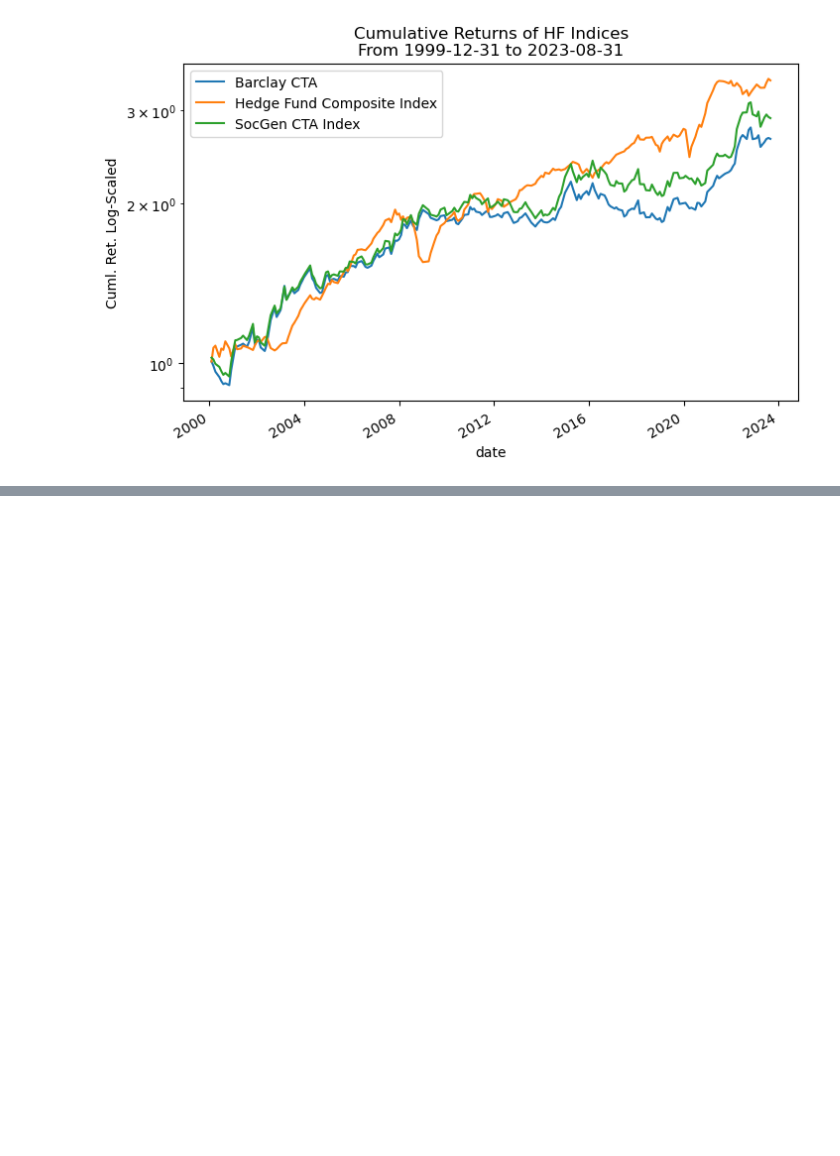
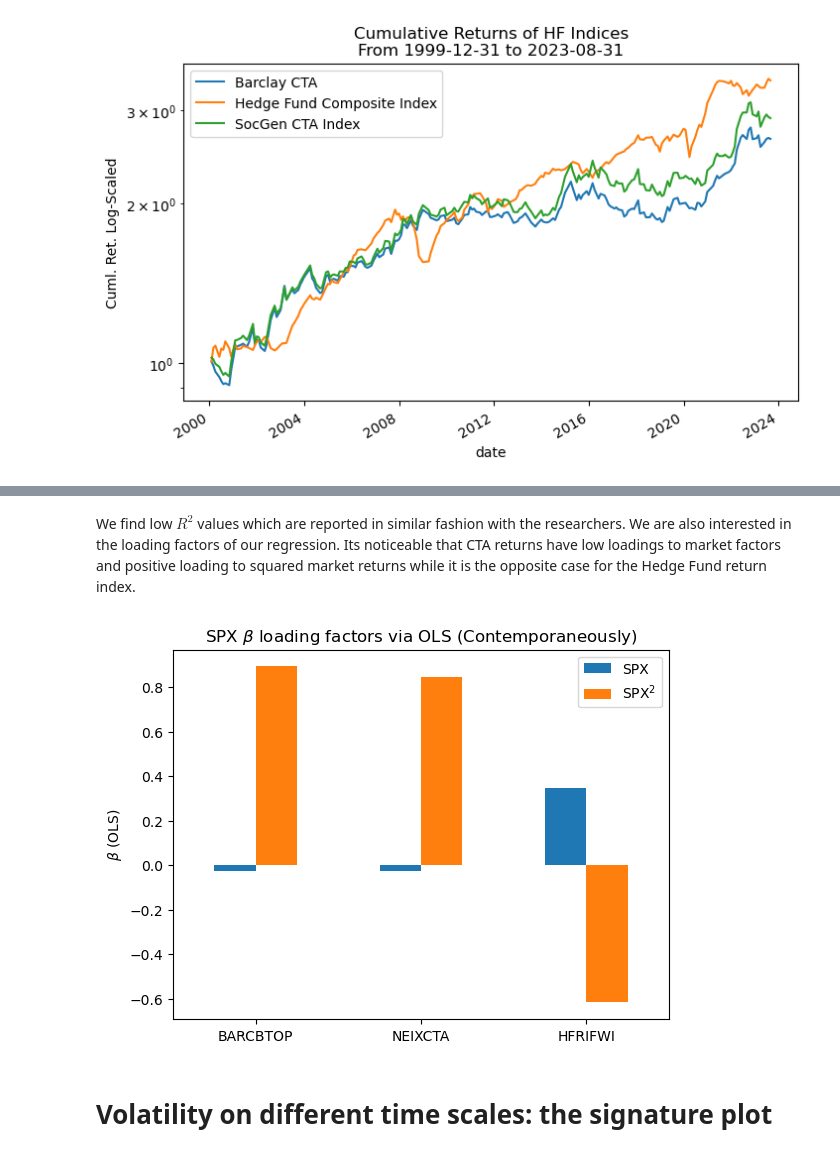
Before and after one commit to diegodalvarez/TrendSystem, a Jupyter notebook: Research/Whitepapers/DaoNguyenDerembleLemperiereBouchaudPottersTrendConvexity.ipynb.ipynb, the cells around one changed output, grey strips where cells are left out. Cells and saved outputs as stored; diff of their text form; code cells hidden in the pictures; blank space fills up the shorter version.

```diff
--- a/Research/Whitepapers/DaoNguyenDerembleLemperiereBouchaudPottersTrendConvexity.ipynb.ipynb
+++ b/Research/Whitepapers/DaoNguyenDerembleLemperiereBouchaudPottersTrendConvexity.ipynb.ipynb
@@ -145,0 +190,21 @@ def _get_ols(df: pd.DataFrame) -> pd.DataFrame:
+# %% [markdown]
+We find low $R^2$ values which are reported in similar fashion with the researchers. We are also interested in the loading factors of our regression. Its noticeable that CTA returns have low loadings to market factors and positive loading to squared market returns while it is the opposite case for the Hedge Fund return index.
+# %%
+(df_poly_stats.query(
+    "term != 'const'").
+    rename(columns = {"term": ""}).
+    pivot(index = "variable", columns = "", values = "param").
+    sort_values(["SPX", "SPX2"]).
+    rename(columns = {"SPX2": r"SPX$^2$"}).
+    plot(
+        kind = "bar",
+        ylabel = r"$\beta$ (OLS)",
+        rot    = 0,
+        title  = r"SPX $\beta$ loading factors via OLS (Contemporaneously)",
+        xlabel = ""))
+
+plt.show()
+# %% [output]
+[figure, added]
+# %% [markdown]
+# Volatility on different time scales: the signature plot
```
Also changed, not shown: parts of 30 cells of this notebook.
